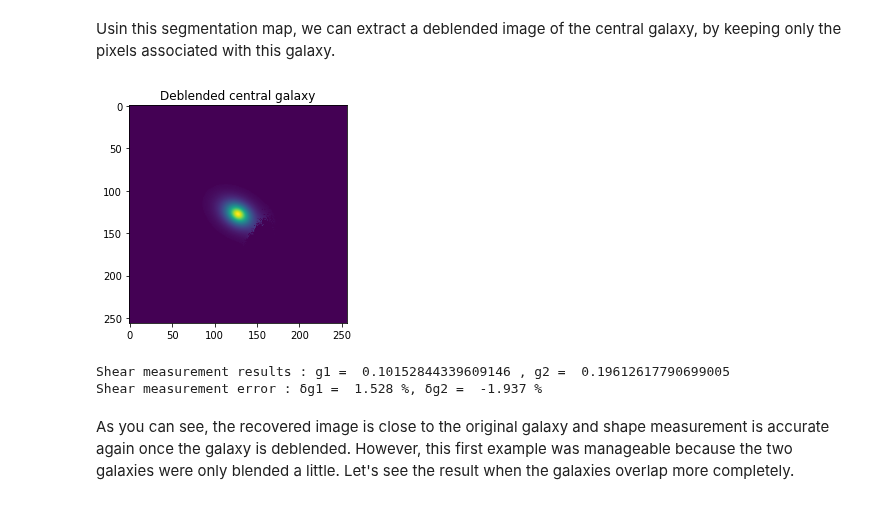
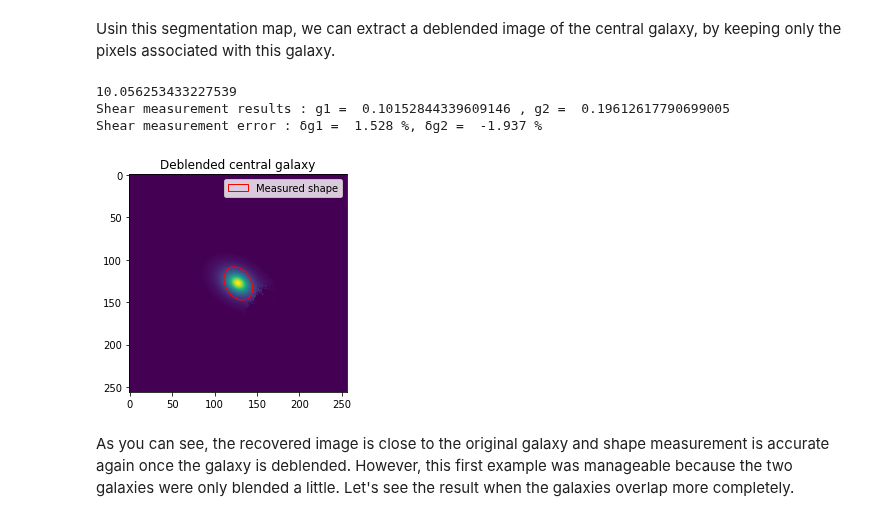
Before and after one commit to CosmoStat/Shear-and-PSF-Reading-Group, a Jupyter notebook: shearbook/preprocessing/deblending.ipynb, the cells around one changed output. Drawn from its saved outputs; the diff is of its cells as text; code cells hidden in the pictures.

```diff
--- a/shearbook/preprocessing/deblending.ipynb
+++ b/shearbook/preprocessing/deblending.ipynb
@@ -72,16 +81,22 @@ plt.show()
 Usin this segmentation map, we can extract a deblended image of the central galaxy, by keeping only the pixels associated with this galaxy.
 # %%
 masked_scene = blended_scene.array * np.where(segmentation == 1, 1, 0)
-plt.imshow(masked_scene)
-plt.title("Deblended central galaxy")
-plt.show()
+fig,ax = plt.subplots()
+ax.imshow(masked_scene)
+
 measured_shear = galsim.hsm.EstimateShear(galsim.Image(masked_scene),image_psf,shear_est='KSB')
+ellipse_from_measure(measured_shear,ax)
 print("Shear measurement results : g1 = ",measured_shear.corrected_g1,", g2 = ",measured_shear.corrected_g2)
 print("Shear measurement error : \u03B4g1 = ",round((measured_shear.corrected_g1 - 0.1)/0.1 * 100,3),"%, \u03B4g2 = ",round((measured_shear.corrected_g2 - 0.2)/0.2*100,3),"%")
+
+ax.legend()
+ax.set_title("Deblended central galaxy")
+plt.show()
 # %% [output]
+10.056253433227539
+Shear measurement results : g1 =  0.10152844339609146 , g2 =  0.19612617790699005
+Shear measurement error : δg1 =  1.528 %, δg2 =  -1.937 %
-[figure, old version]
+[figure, new version]
-Shear measurement results : g1 =  0.10152844339609146 , g2 =  0.19612617790699005
-Shear measurement error : δg1 =  1.528 %, δg2 =  -1.937 %
 # %% [markdown]
 As you can see, the recovered image is close to the original galaxy and shape measurement is accurate again once the galaxy is deblended. However, this first example was manageable because the two galaxies were only blended a little. Let's see the result when the galaxies overlap more completely.
 # %%
```
Also changed, not shown: parts of 2 cells of this notebook, 1 other file.
